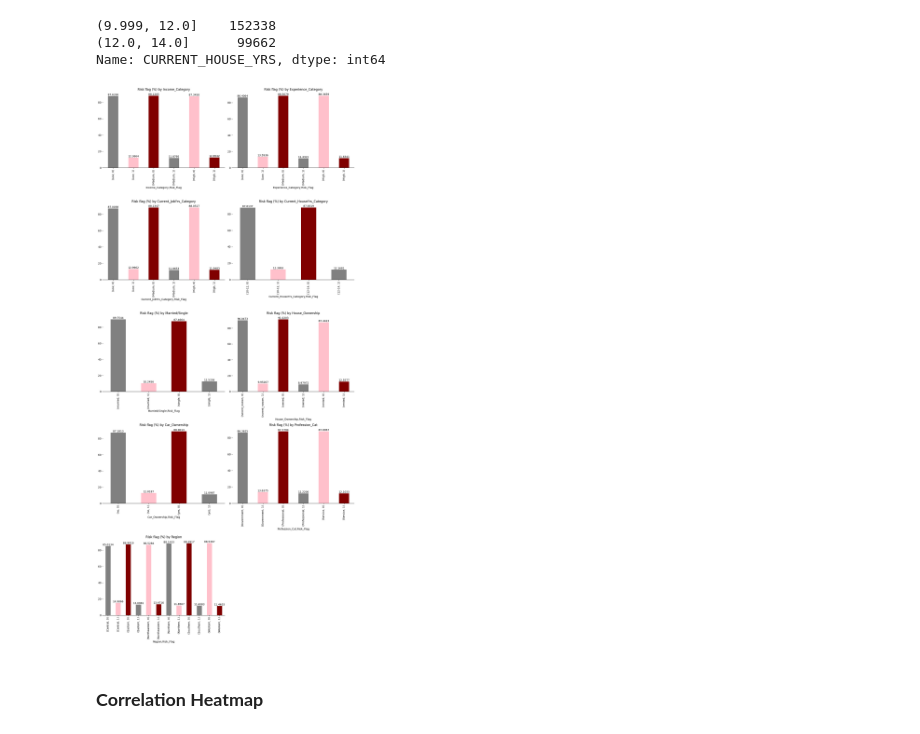
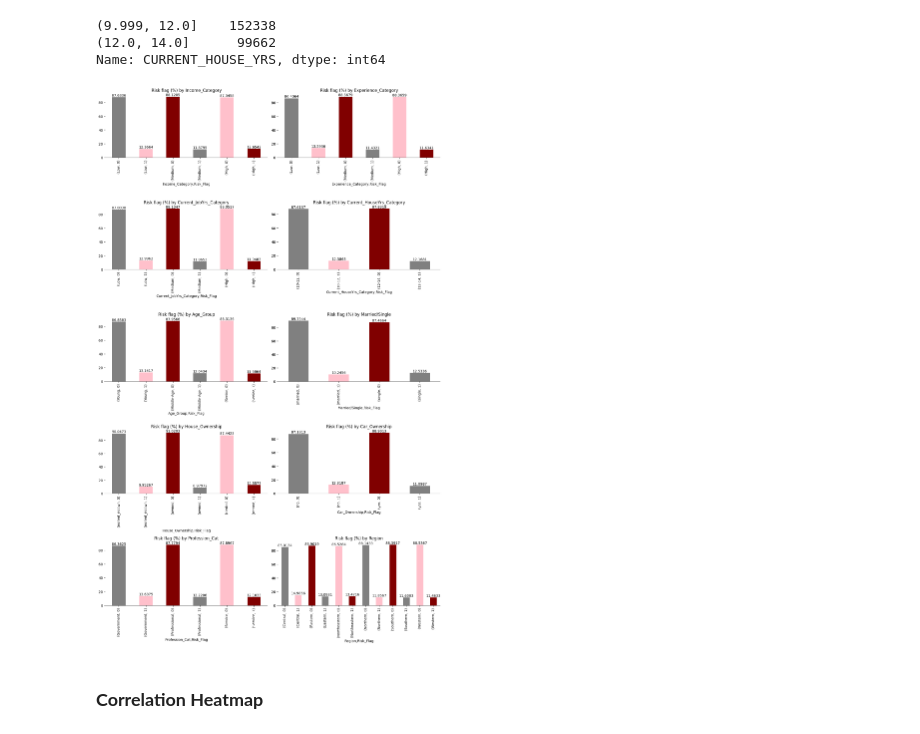
Before and after one commit to Poofy0103/Archive, a Jupyter notebook: Overview_of_Colaboratory_Features_(2).ipynb, the cells around one changed output. Cells and saved outputs as stored; diff of their text form; code cells hidden in the pictures.

```diff
--- a/Overview_of_Colaboratory_Features_(2).ipynb
+++ b/Overview_of_Colaboratory_Features_(2).ipynb
@@ -265,9 +282,9 @@ plt.show()
 # %% [output]
 [figure]
 # %%
-title=['Marriage Status', 'House Ownership', 'Car Ownership', 'Profession', 'Region']
+title=['Marriage Status', 'House Ownership', 'Car Ownership', 'Profession', 'Region', 'Risk Flag']
 plt.figure(figsize=(14,30))
-for i, variable in enumerate(cat_var):
+for i, variable in enumerate(cat_var + ["Risk_Flag"]):
     plt.subplot(5,2,i+1)
     sns.set_palette('Set2')
     ax=sns.countplot(x=loan_df[variable], data=loan_df)
@@ -342,15 +359,15 @@ def groupby_barchart(feature):
   fig.bar_label(fig.containers[0])
 # %%
 plt.figure(figsize=(14,30))
-for i, variable in enumerate(["Income_Category", "Experience_Category", "Current_JobYrs_Category", "Current_HouseYrs_Category"] + cat_var):
-  plt.subplot(5,2,i+1)
+for i, variable in enumerate(["Income_Category", "Experience_Category", "Current_JobYrs_Category", "Current_HouseYrs_Category", "Age_Group"] + cat_var):
+  plt.subplot(7,2,i+1)
   sns.set_palette('Set2')
   groupby_barchart(variable)
   sns.despine(top=True,right=True,left=True) # to remove side line from graph
   plt.tight_layout()
 plt.show()
 # %% [output]
-[figure, old version]
+[figure, new version]
 # %% [markdown]
 ### **Correlation Heatmap**
 # %%
```
Also changed, not shown: parts of 47 cells of this notebook.
